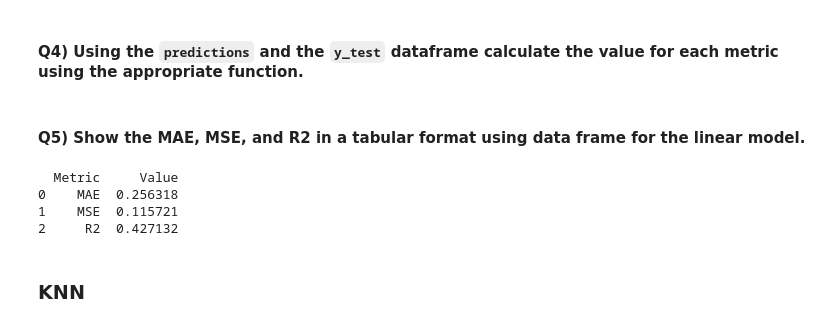
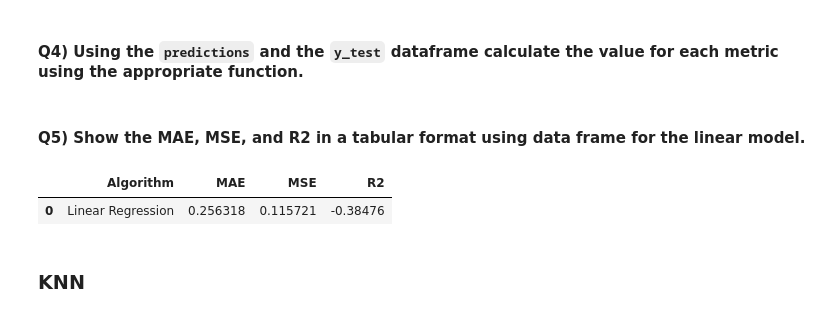
Before and after one commit to CDSSTrueque/AI_Engineering_Professional_Certificate, a Jupyter notebook: Machine Learning/ML0101EN_SkillUp_FinalAssignment.ipynb, the cells around one changed output. Saved outputs shown, nothing was run; the diff lists cells and outputs as text; code cells hidden in the pictures.

```diff
--- a/Machine Learning/ML0101EN_SkillUp_FinalAssignment.ipynb
+++ b/Machine Learning/ML0101EN_SkillUp_FinalAssignment.ipynb
@@ -162,9 +162,9 @@ Y = df_sydney_processed['RainTomorrow']
 # %%
 #Enter Your Code, Execute and take the Screenshot
 # %%
-X_train, X_test, y_train, y_test = train_test_split( features, Y, test_size=0.2, random_state=10)
-print ('Train set:', X_train.shape,  y_train.shape)
-print ('Test set:', X_test.shape,  y_test.shape)
+x_train, x_test, y_train, y_test = train_test_split(features, Y, test_size=0.2, random_state=10)
+print ('Train set:', x_train.shape,  y_train.shape)
+print ('Test set:', x_test.shape,  y_test.shape)
 # %% [output]
 Train set: (2616, 66) (2616,)
 Test set: (655, 66) (655,)
@@ -174,7 +174,7 @@ Test set: (655, 66) (655,)
 #Enter Your Code, Execute and take the Screenshot
 # %%
 LinearReg = LinearRegression()
-LinearReg.fit(X_train, y_train)
+LinearReg.fit(x_train, y_train)
 # %% [output]
 LinearRegression()
 # %% [markdown]
@@ -182,34 +182,32 @@ LinearRegression()
 # %%
 #Enter Your Code, Execute and take the Screenshot
 # %%
-predictions = LinearReg.predict(X_test)
+predictions = LinearReg.predict(x_test)
 # %% [markdown]
 #### Q4) Using the `predictions` and the `y_test` dataframe calculate the value for each metric using the appropriate function.
 # %%
 #Enter Your Code, Execute and take the Screenshot
 # %%
-from sklearn.metrics import r2_score
+from sklearn.metrics import mean_absolute_error, mean_squared_error, r2_score
 
-LinearRegression_MAE = np.mean(np.absolute(predictions - y_test))
-LinearRegression_MSE = np.mean((predictions - y_test) ** 2)
-LinearRegression_R2 = r2_score(y_test, predictions)
+LinearRegression_MAE = mean_absolute_error(predictions, y_test)
+LinearRegression_MSE = mean_squared_error(predictions, y_test)
+LinearRegression_R2 = r2_score(predictions, y_test)
 # %% [markdown]
 #### Q5) Show the MAE, MSE, and R2 in a tabular format using data frame for the linear model.
 # %%
 #Enter Your Code, Execute and take the Screenshot
-# %%
-Report = pd.DataFrame(
-    {
-        'Metric': ['MAE', 'MSE', 'R2'],
-        'Value': [LinearRegression_MAE, LinearRegression_MSE, LinearRegression_R2]
-    }
-)
-print(Report)
-# %% [output]
-  Metric     Value
-0    MAE  0.256318
-1    MSE  0.115721
-2     R2  0.427132
+# %%
+data = {'Algorithm': ['Linear Regression'],
+        'MAE': [LinearRegression_MAE],
+        'MSE': [LinearRegression_MSE],
+        'R2': [LinearRegression_R2],
+}
+Report = pd.DataFrame(data)
+Report
+# %% [output]
+|  | Algorithm | MAE | MSE | R2 |
+| 0 | Linear Regression | 0.256318 | 0.115721 | -0.38476 |
 # %% [markdown]
 ### KNN
 # %% [markdown]
```
Also changed, not shown: parts of 13 cells of this notebook, 2 other files.
